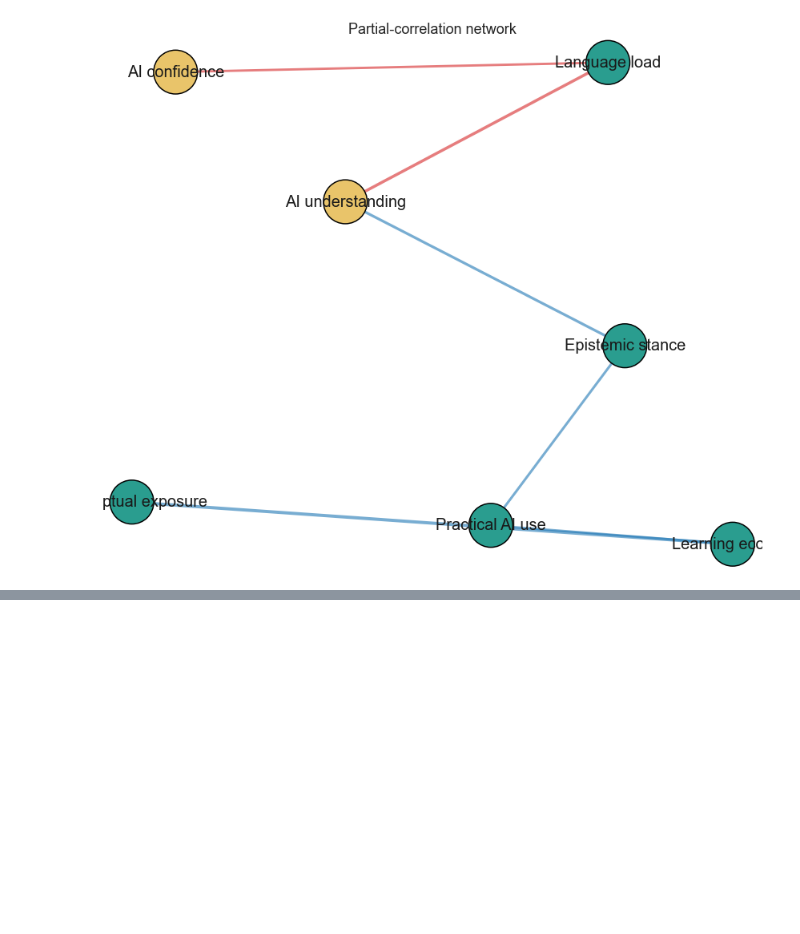
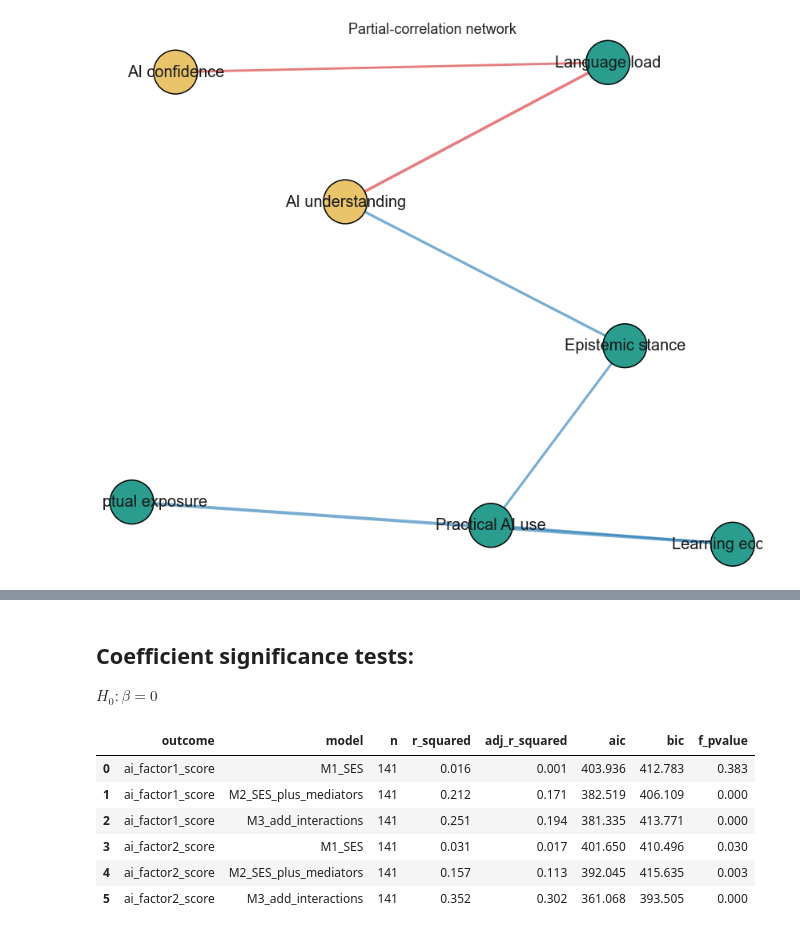
Before and after one commit to garcia-ho/1st_analysis, a Jupyter notebook: phas1_network.ipynb, the cells around one changed output, grey strips where cells are left out. Drawn from its saved outputs; the diff is of its cells as text; code cells hidden in the pictures; blank space fills up the shorter version.

```diff
--- a/phas1_network.ipynb
+++ b/phas1_network.ipynb
@@ -130,0 +241,14 @@ plot_network_graph(G, layout = "spring", figsize = (12, 10))
+# %% [markdown]
+## Coefficient significance tests:
+
+$H_0: \beta = 0$
+# %%
+hier_results["model_table"].round(3)
+# %% [output]
+|  | outcome | model | n | r_squared | adj_r_squared | aic | bic | f_pvalue |
+| 0 | ai_factor1_score | M1_SES | 141 | 0.016 | 0.001 | 403.936 | 412.783 | 0.383 |
+| 1 | ai_factor1_score | M2_SES_plus_mediators | 141 | 0.212 | 0.171 | 382.519 | 406.109 | 0.000 |
+| 2 | ai_factor1_score | M3_add_interactions | 141 | 0.251 | 0.194 | 381.335 | 413.771 | 0.000 |
+| 3 | ai_factor2_score | M1_SES | 141 | 0.031 | 0.017 | 401.650 | 410.496 | 0.030 |
+| 4 | ai_factor2_score | M2_SES_plus_mediators | 141 | 0.157 | 0.113 | 392.045 | 415.635 | 0.003 |
+| 5 | ai_factor2_score | M3_add_interactions | 141 | 0.352 | 0.302 | 361.068 | 393.505 | 0.000 |
```
Also changed, not shown: parts of 6 cells of this notebook, 2 other files.
